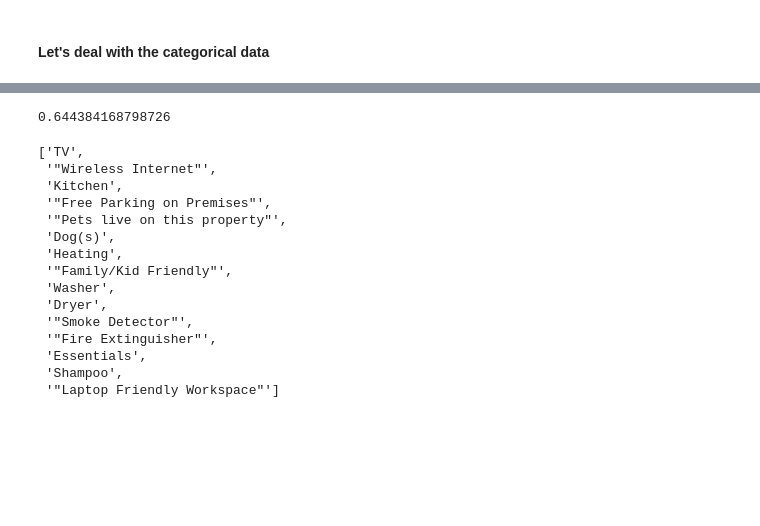
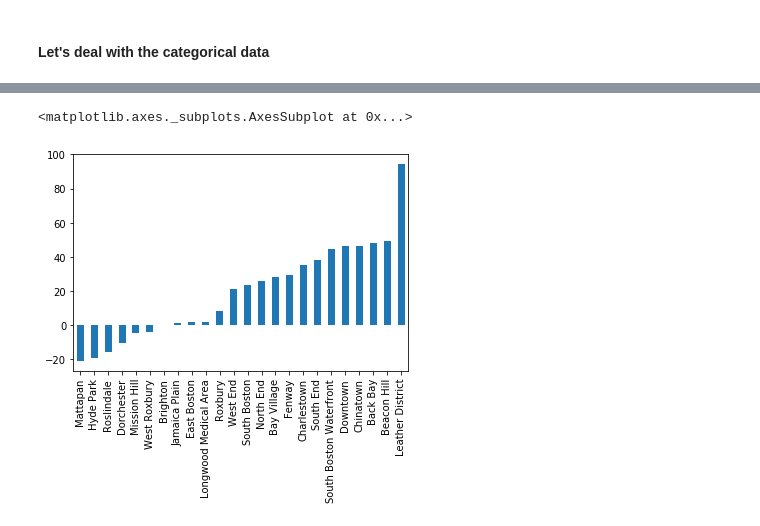
Before and after one commit to Chenyu-Tsai/AirbnbAnalysis, a Jupyter notebook: PricePrediction.ipynb, the cells around one changed output, grey strips where cells are left out. Cells and saved outputs as stored; diff of their text form; code cells hidden in the pictures; blank space fills up the shorter version.

```diff
--- a/PricePrediction.ipynb
+++ b/PricePrediction.ipynb
@@ -137,6 +133,14 @@ cols = ['neighbourhood_cleansed', 'property_type', 'room_type', 'bed_type', 'can
 listings['property_type'] = listings['property_type'].fillna('Apartment')
 
 listings = create_dummy_df(listings, cols, dummy_na=False)
+# %%
+listings['amenities'] = listings['amenities'].map(
+    lambda amns: "|".join([amn.replace("}", "").replace("{", "").replace('"', "")\
+                           for amn in amns.split(",")])
+)
+amenities = np.unique(np.concatenate(listings['amenities'].map(lambda amns: amns.split("|"))))[1:]
+amenity_arr = np.array([listings['amenities'].map(lambda amns: amn in amns) for amn in amenities])
+listings = pd.concat([listings, pd.DataFrame(data=amenity_arr.T, columns=amenities)], axis=1)
 # %%
 listings = listings.drop(['amenities'], axis=1)
 # %%
@@ -161,22 +168,0 @@ test_score
-# %%
-train_score
-# %% [output]
-0.644384168798726
-# %%
-a.replace('{','').replace("}",'').split(',')
-# %% [output]
-['TV',
- '"Wireless Internet"',
- 'Kitchen',
- '"Free Parking on Premises"',
- '"Pets live on this property"',
- 'Dog(s)',
- 'Heating',
- '"Family/Kid Friendly"',
- 'Washer',
- 'Dryer',
- '"Smoke Detector"',
- '"Fire Extinguisher"',
- 'Essentials',
- 'Shampoo',
- '"Laptop Friendly Workspace"']
@@ -187,0 +175,10 @@ listings['amenities'] = listings['amenities'].map(
+# %%
+coefs = list(zip(lm_model.coef_, listings.drop('price', axis='columns')))
+neighbourhood_effects = [v for v in coefs if v[1].split('_')[0] == 'neighbourhood']
+pd.Series(data=[n[0] for n in neighbourhood_effects],
+           index=[n[1].split('_')[-1] for n in neighbourhood_effects])\
+     .sort_values()\
+     .plot(kind='bar')
+# %% [output]
+<matplotlib.axes._subplots.AxesSubplot at 0x...>
+[figure, added]
```
Also changed, not shown: parts of 7 cells of this notebook.
